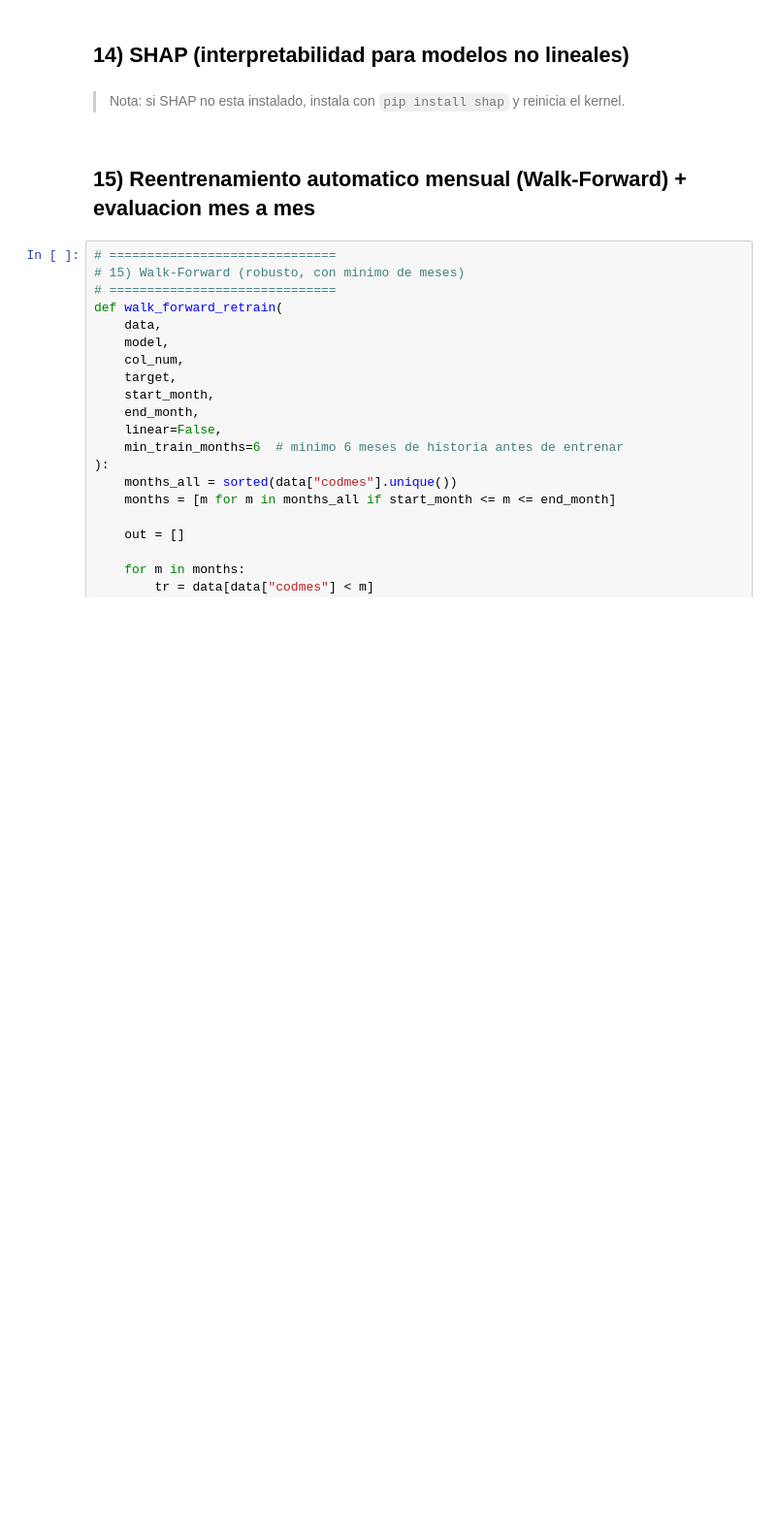
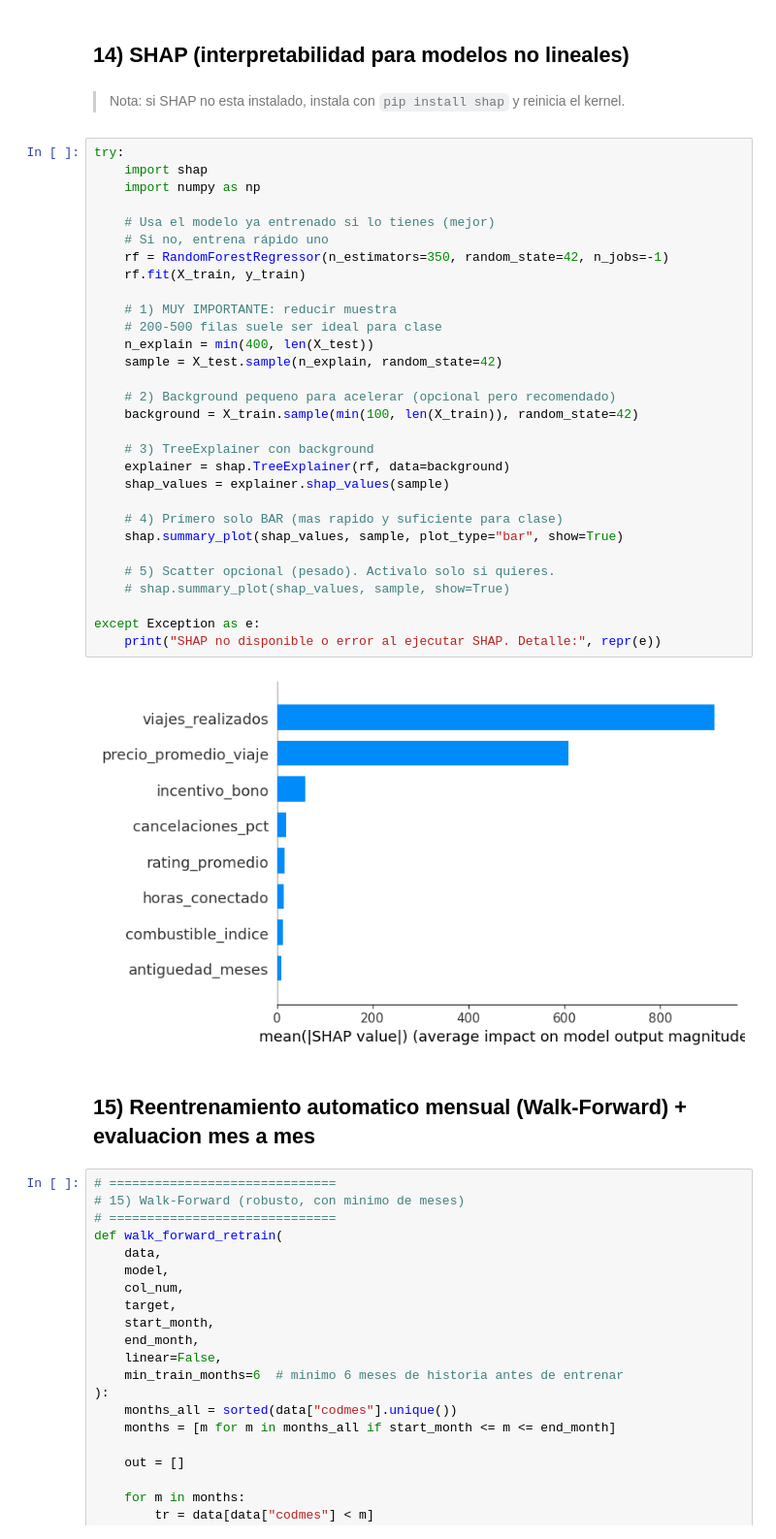
Before and after one commit to josefrodrim/ML-course, a Jupyter notebook: Clase_05_regresion_vf.ipynb, the cells around one changed output. Shown at 97% size. Cells and saved outputs as stored; diff of their text form; blank space fills up the shorter version.

```diff
--- a/Clase_05_regresion_vf.ipynb
+++ b/Clase_05_regresion_vf.ipynb
@@ -991,6 +1191,38 @@ plt.show()
 ## 14) SHAP (interpretabilidad para modelos no lineales)
 # %% [markdown]
 > Nota: si SHAP no esta instalado, instala con `pip install shap` y reinicia el kernel.
+# %%
+try:
+    import shap
+    import numpy as np
+
+    # Usa el modelo ya entrenado si lo tienes (mejor)
+    # Si no, entrena rápido uno
+    rf = RandomForestRegressor(n_estimators=350, random_state=42, n_jobs=-1)
+    rf.fit(X_train, y_train)
+
+    # 1) MUY IMPORTANTE: reducir muestra
+    # 200-500 filas suele ser ideal para clase
+    n_explain = min(400, len(X_test))
+    sample = X_test.sample(n_explain, random_state=42)
+
+    # 2) Background pequeno para acelerar (opcional pero recomendado)
+    background = X_train.sample(min(100, len(X_train)), random_state=42)
+
+    # 3) TreeExplainer con background
+    explainer = shap.TreeExplainer(rf, data=background)
+    shap_values = explainer.shap_values(sample)
+
+    # 4) Primero solo BAR (mas rapido y suficiente para clase)
+    shap.summary_plot(shap_values, sample, plot_type="bar", show=True)
+
+    # 5) Scatter opcional (pesado). Activalo solo si quieres.
+    # shap.summary_plot(shap_values, sample, show=True)
+
+except Exception as e:
+    print("SHAP no disponible o error al ejecutar SHAP. Detalle:", repr(e))
+# %% [output]
+[figure, added]
 # %% [markdown]
 ## 15) Reentrenamiento automatico mensual (Walk-Forward) + evaluacion mes a mes
 # %%
```
Also changed, not shown: parts of 5 cells of this notebook, 1 other file.
